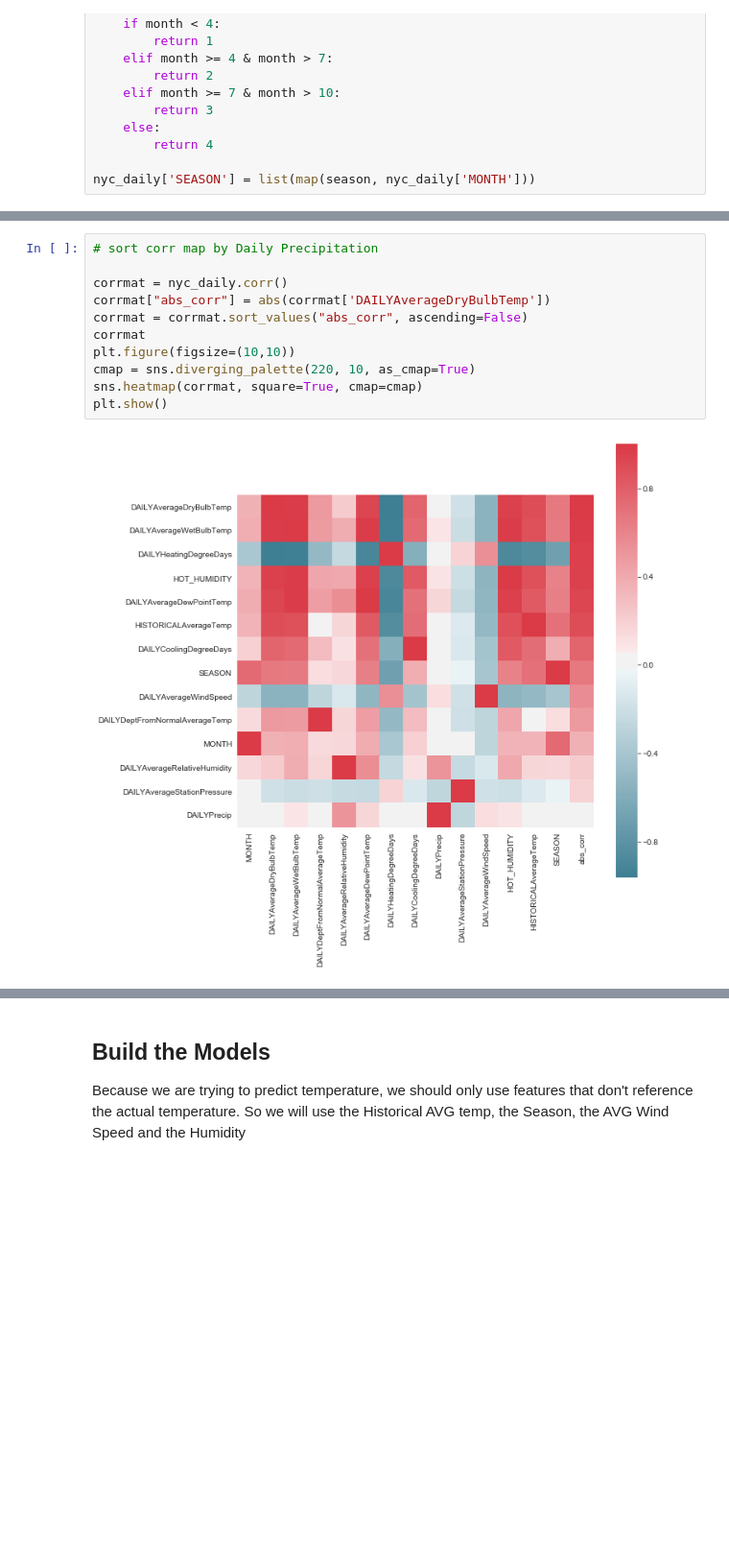
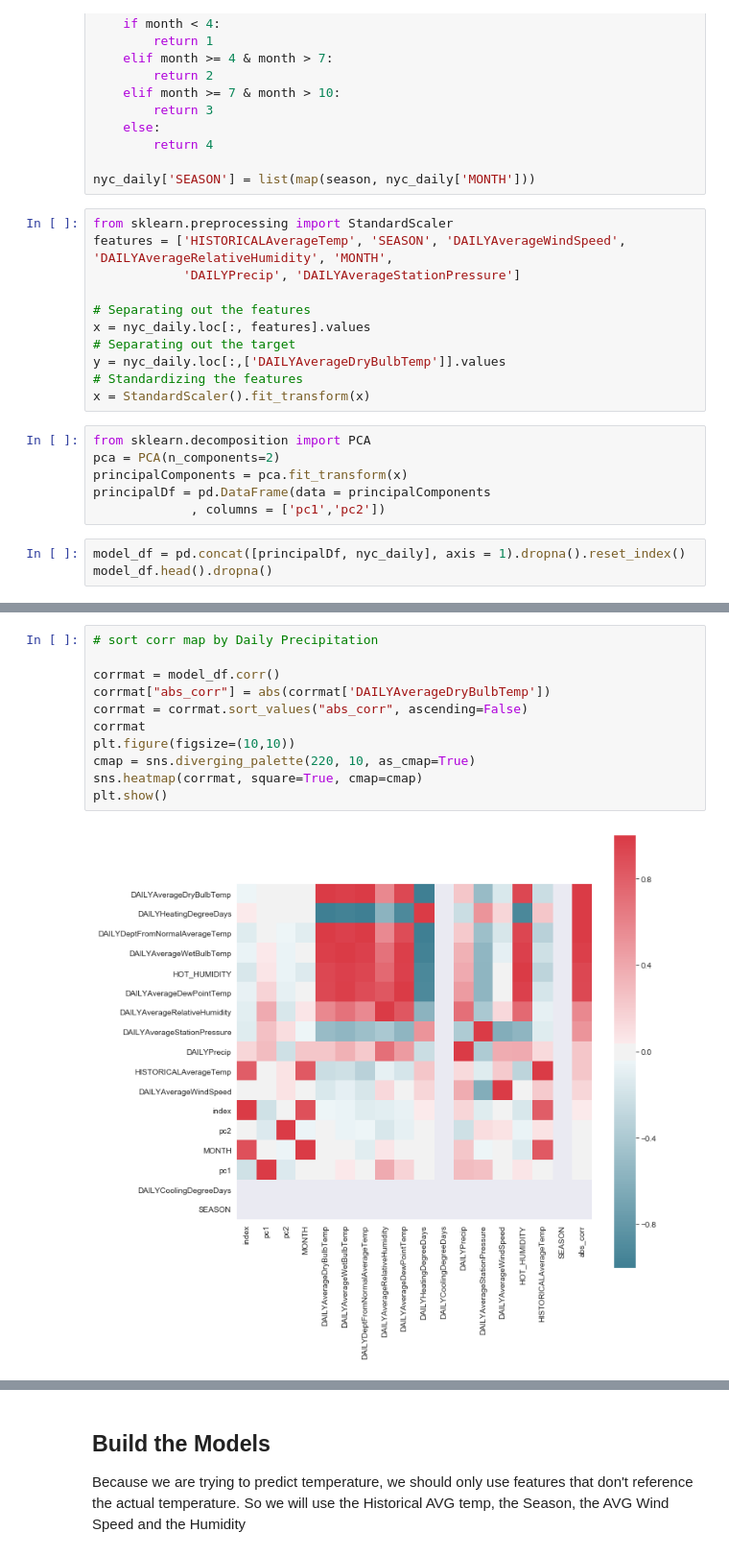
Before and after one commit to tcbriggs981/Thinkful-Unit-03, a Jupyter notebook: 030104 Model Comparison.ipynb, the cells around one changed output, grey strips where cells are left out. Shown at 96% size. Saved outputs shown, nothing was run; the diff lists cells and outputs as text; blank space fills up the shorter version.

```diff
--- a/030104 Model Comparison.ipynb
+++ b/030104 Model Comparison.ipynb
@@ -84,3 +84,23 @@ def season(month):
         return 4
 
 nyc_daily['SEASON'] = list(map(season, nyc_daily['MONTH']))
+# %%
+from sklearn.preprocessing import StandardScaler
+features = ['HISTORICALAverageTemp', 'SEASON', 'DAILYAverageWindSpeed', 'DAILYAverageRelativeHumidity', 'MONTH',
+            'DAILYPrecip', 'DAILYAverageStationPressure']
+
+# Separating out the features
+x = nyc_daily.loc[:, features].values
+# Separating out the target
+y = nyc_daily.loc[:,['DAILYAverageDryBulbTemp']].values
+# Standardizing the features
+x = StandardScaler().fit_transform(x)
+# %%
+from sklearn.decomposition import PCA
+pca = PCA(n_components=2)
+principalComponents = pca.fit_transform(x)
+principalDf = pd.DataFrame(data = principalComponents
+             , columns = ['pc1','pc2'])
+# %%
+model_df = pd.concat([principalDf, nyc_daily], axis = 1).dropna().reset_index()
+model_df.head().dropna()
@@ -87,13 +114,13 @@ nyc_daily['SEASON'] = list(map(season, nyc_daily['MONTH']))
 # %%
 # sort corr map by Daily Precipitation
 
-corrmat = nyc_daily.corr()
+corrmat = model_df.corr()
 corrmat["abs_corr"] = abs(corrmat['DAILYAverageDryBulbTemp'])
 corrmat = corrmat.sort_values("abs_corr", ascending=False)
 corrmat
 plt.figure(figsize=(10,10))
 cmap = sns.diverging_palette(220, 10, as_cmap=True)
 sns.heatmap(corrmat, square=True, cmap=cmap)
 plt.show()
 # %% [output]
-[figure, old version]
+[figure, new version]
```
Also changed, not shown: parts of 13 cells of this notebook.
